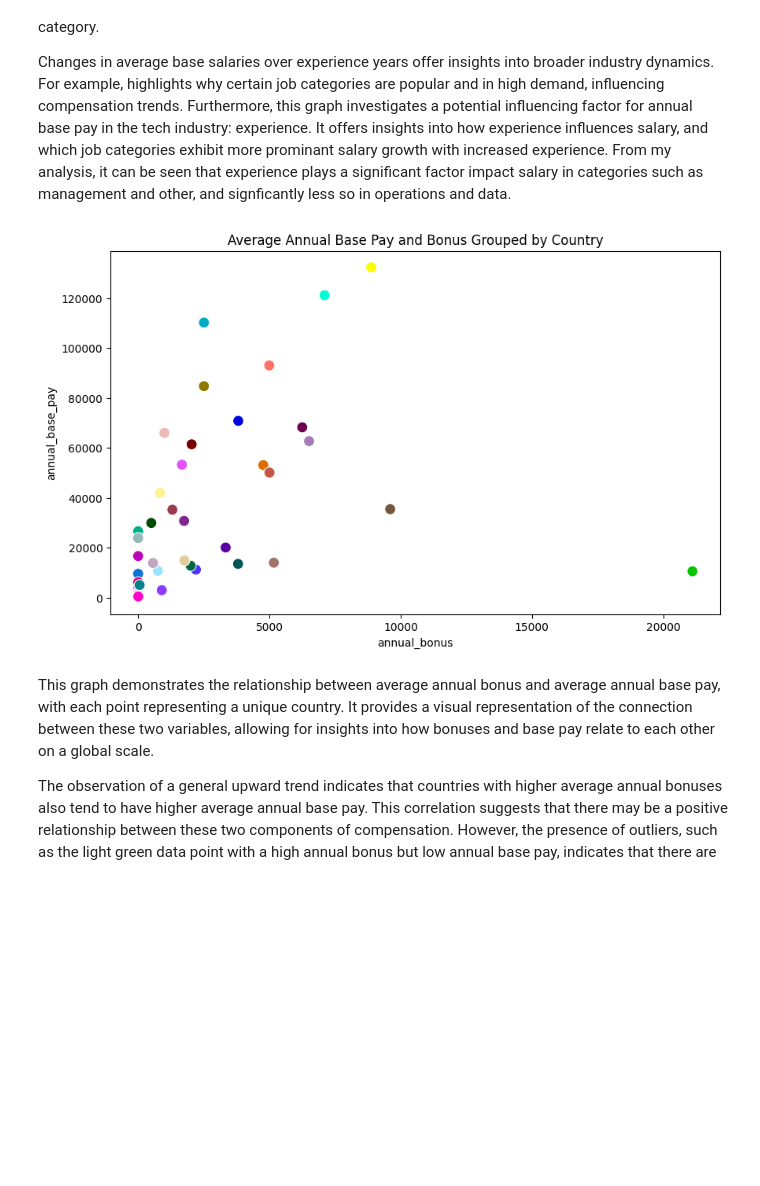
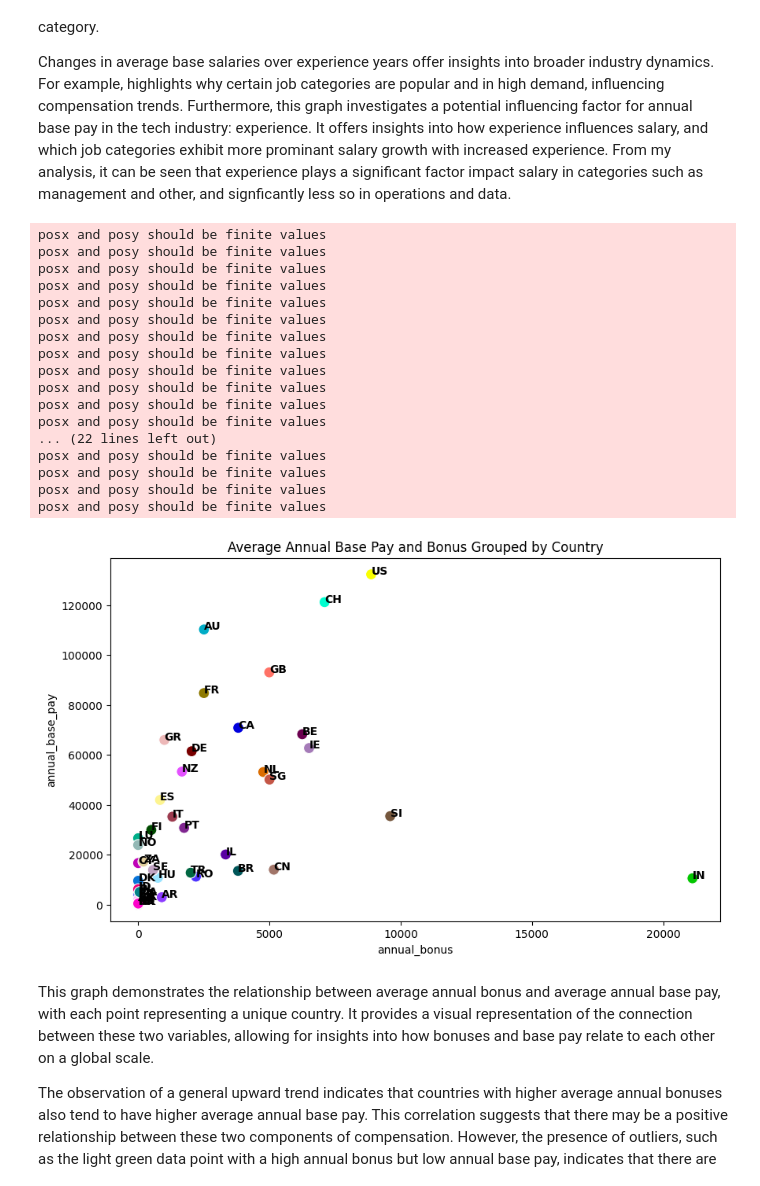
Before and after one commit to ECO225-W2024/project-one-code-macy-chen, a Jupyter notebook: Project One.ipynb, the cells around one changed output. Drawn from its saved outputs; the diff is of its cells as text; code cells hidden in the pictures; blank space fills up the shorter version.

```diff
--- a/Project One.ipynb
+++ b/Project One.ipynb
@@ -65,8 +91,10 @@ cleaned_df['annual_bonus'] = cleaned_df['annual_bonus'].fillna(value=0)
 # %%
+#load in exchange_rates dataset
 exchange_rates_df = pd.read_csv("/Users/macychen/ECO225Project/Data/exchange_rates_2016.csv", low_memory=False)
 cleanedrates_df = exchange_rates_df.drop(columns=['INDICATOR', "SUBJECT", "MEASURE", "FREQUENCY", "TIME", "Flag Codes"])
+cleanedrates_df['Value'] = cleanedrates_df['Value'].astype(float)
 
 cleanedrates_df['LOCATION'] = [pycountry.countries.get(alpha_3=code).alpha_2 for code in cleanedrates_df['LOCATION']]
 
-cleanedrates_df.head()
+cleanedrates_df
 # %% [output]
@@ -80,12 +103,13 @@ cleanedrates_df.head()
 # Create a dictionary to map country to exchange rate
 exchange_rate_dict = dict(zip(cleanedrates_df['LOCATION'], cleanedrates_df['Value']))
 
+converted_cleaned_df = pd.read_csv("/Users/macychen/ECO225Project/Data/salaries_cleaned.csv", low_memory=False)
+
 # Multiply salary and bonus by the exchange rate using map
-converted_cleaned_df = cleaned_df.copy()
 converted_cleaned_df['annual_bonus'] = (1/converted_cleaned_df['location_country'].map(exchange_rate_dict)) * converted_cleaned_df['annual_bonus']
 converted_cleaned_df['annual_base_pay'] = (1/converted_cleaned_df['location_country'].map(exchange_rate_dict)) * converted_cleaned_df['annual_base_pay']
 
-converted_cleaned_df['annual_bonus'] = cleaned_df['annual_bonus'].fillna(value=0)
+converted_cleaned_df['annual_bonus'] = converted_cleaned_df['annual_bonus'].fillna(value=0)
 
 converted_cleaned_df.head()
 # %% [output]
@@ -214,19 +253,39 @@ Changes in average base salaries over experience years offer insights into broad
 # %%
 import colorcet as cc
 
 # Group by country and calculate the mean annual base pay and bonus
 bonus_pay_df = converted_cleaned_df.groupby('location_country')[['annual_base_pay', 'annual_bonus']].mean().reset_index()
 
 plt.figure(figsize=(10, 6))
 palette = sns.color_palette(cc.glasbey, n_colors=64)
 
 sns.scatterplot(x='annual_bonus', y='annual_base_pay', hue='location_country', data=bonus_pay_df, s=100, palette=palette, legend=False)
 
+for line in range(0,bonus_pay_df.shape[0]):
+    plt.text(bonus_pay_df.annual_bonus[line], bonus_pay_df.annual_base_pay[line], bonus_pay_df.location_country[line], horizontalalignment='left', size='medium', color='black', weight='semibold')
+
 plt.title('Average Annual Base Pay and Bonus Grouped by Country')
 
 plt.show()
 # %% [output]
+posx and posy should be finite values
+posx and posy should be finite values
+posx and posy should be finite values
+posx and posy should be finite values
+posx and posy should be finite values
+posx and posy should be finite values
+posx and posy should be finite values
+posx and posy should be finite values
+posx and posy should be finite values
+posx and posy should be finite values
+posx and posy should be finite values
+posx and posy should be finite values
+... (22 lines left out)
+posx and posy should be finite values
+posx and posy should be finite values
+posx and posy should be finite values
+posx and posy should be finite values
-[figure, old version]
+[figure, new version]
 # %% [markdown]
 This graph demonstrates the relationship between average annual bonus and average annual base pay, with each point representing a unique country. It provides a visual representation of the connection between these two variables, allowing for insights into how bonuses and base pay relate to each other on a global scale.
 
```
Also changed, not shown: parts of 13 cells of this notebook.
